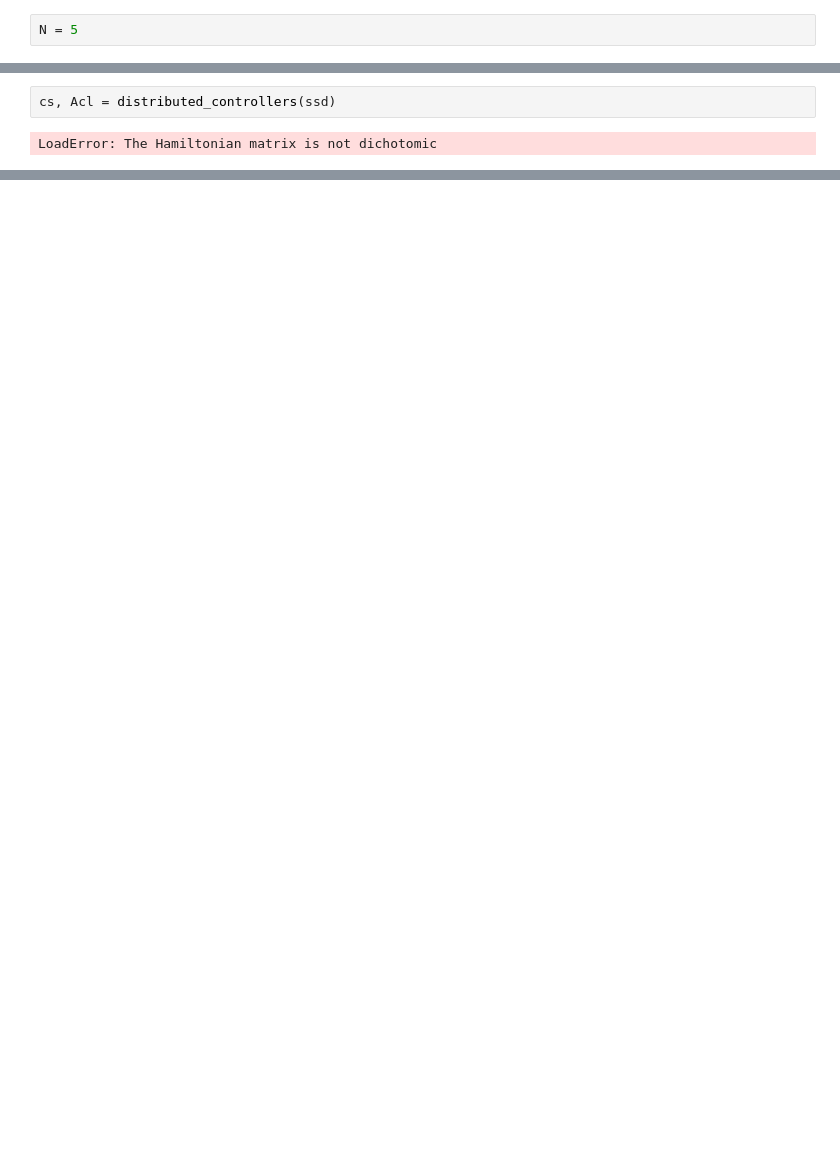
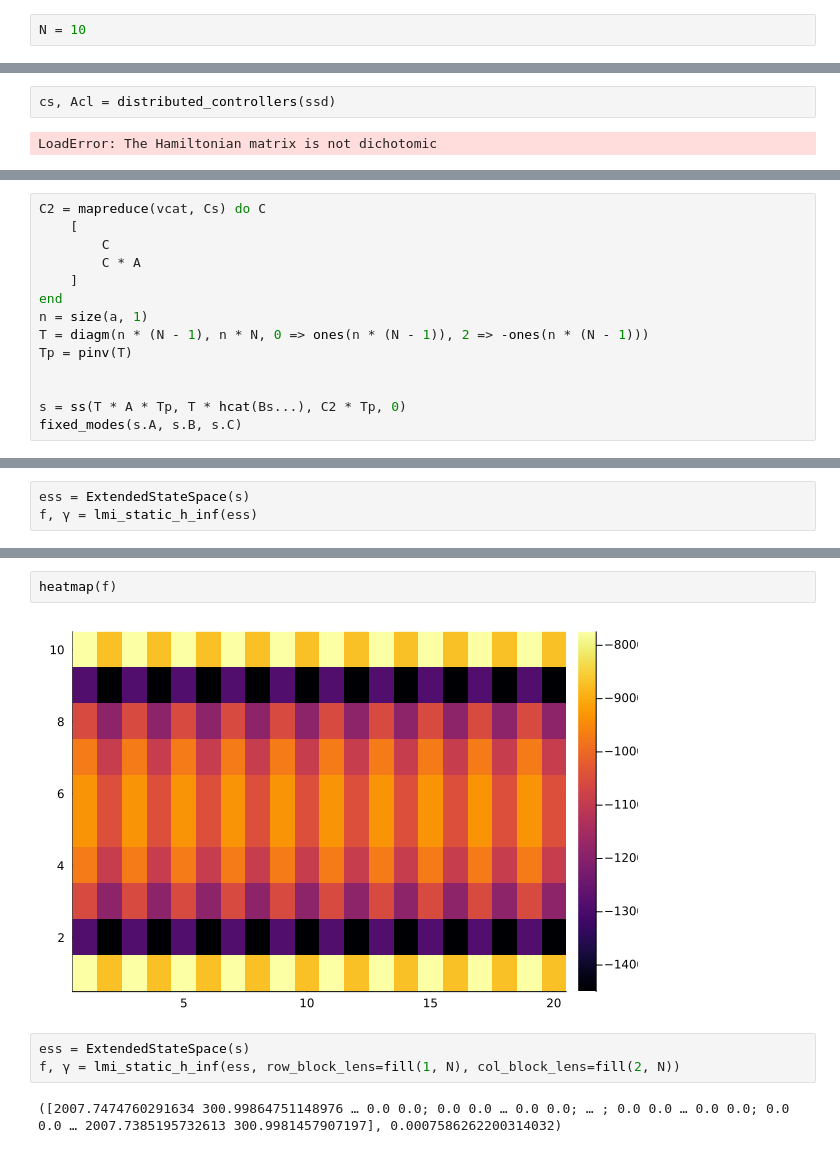
Before and after one commit to LexaLutyi/DistributedControlSystems.jl, a Jupyter notebook: notebooks/consensus.ipynb, the cells around one changed output, grey strips where cells are left out. Drawn from its saved outputs; the diff is of its cells as text; blank space fills up the shorter version.

```diff
--- a/notebooks/consensus.ipynb
+++ b/notebooks/consensus.ipynb
@@ -27,5 +28,5 @@ c = [1 0]
 1×2 Matrix{Int64}:
  1  0
 # %%
-N = 5
+N = 10
 # %% [output]
@@ -187,0 +247,14 @@ Acl2 |> eigvals
+# %%
+C2 = mapreduce(vcat, Cs) do C
+    [
+        C
+        C * A
+    ]
+end
+n = size(a, 1)
+T = diagm(n * (N - 1), n * N, 0 => ones(n * (N - 1)), 2 => -ones(n * (N - 1)))
+Tp = pinv(T)
+
+
+s = ss(T * A * Tp, T * hcat(Bs...), C2 * Tp, 0)
+fixed_modes(s.A, s.B, s.C)
@@ -187,0 +263,3 @@ Acl2 |> eigvals
+# %%
+ess = ExtendedStateSpace(s)
+f, γ = lmi_static_h_inf(ess)
@@ -187,0 +290,9 @@ Acl2 |> eigvals
+# %%
+heatmap(f)
+# %% [output]
+[figure, added]
+# %%
+ess = ExtendedStateSpace(s)
+f, γ = lmi_static_h_inf(ess, row_block_lens=fill(1, N), col_block_lens=fill(2, N))
+# %% [output]
+([2007.7474760291634 300.99864751148976 … 0.0 0.0; 0.0 0.0 … 0.0 0.0; … ; 0.0 0.0 … 0.0 0.0; 0.0 0.0 … 2007.7385195732613 300.9981457907197], 0.0007586262200314032)
```
Also changed, not shown: parts of 30 cells of this notebook, 3 other files.
